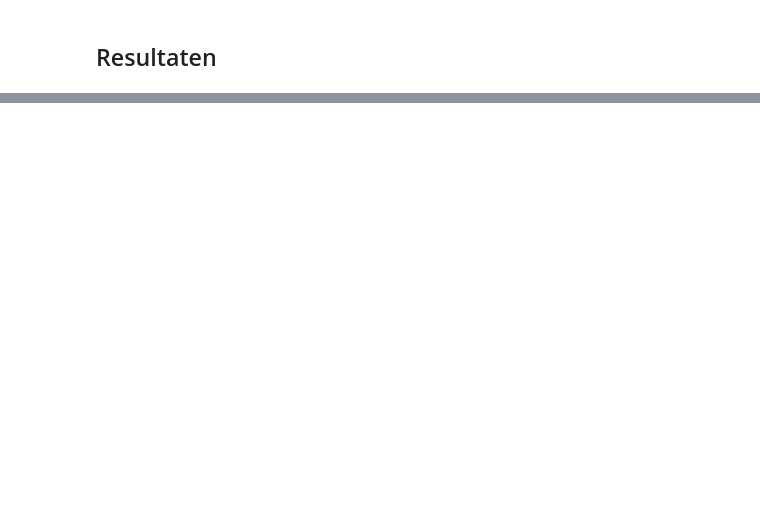
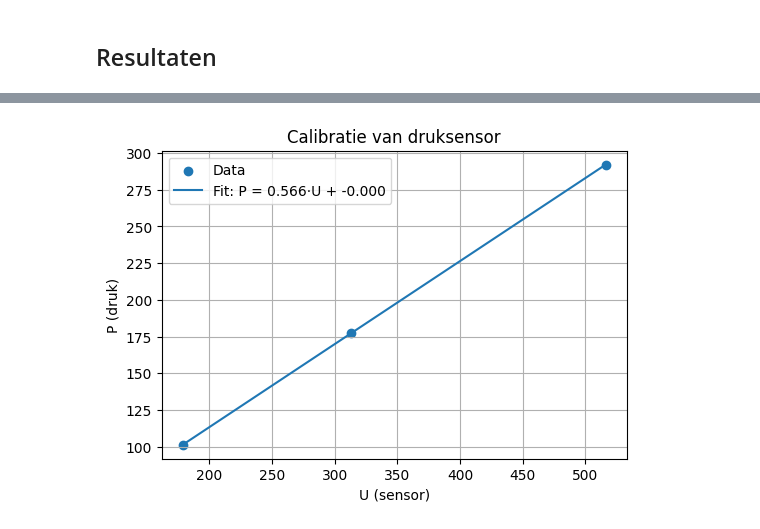
Before and after one commit to kristywrkl/GROEPSNUMMER, a Jupyter notebook: Content/Labs/druksensorijken.ipynb, the cells around one changed output, grey strips where cells are left out. Drawn from its saved outputs; the diff is of its cells as text; code cells hidden in the pictures; blank space fills up the shorter version.

```diff
--- a/Content/Labs/druksensorijken.ipynb
+++ b/Content/Labs/druksensorijken.ipynb
@@ -74,6 +75,9 @@ Maak gebruik van een systematische fout in het volume om het volume van de tube
 ## Resultaten
 # %%
 ### Jouw data en code
+import numpy as np
+from scipy.optimize import curve_fit
+import matplotlib.pyplot as plt
 
 U1 = 179
 U2= 313
@@ -85,3 +89,89 @@ V3 = 453
 
 V4 = 154   #uitrekken naar 50 mL
 V5 =  136 #uitrekken naar 60 mL
+
+U1_real = 101.325
+U2_real = 177.177
+U3_real = 292.088
+
+U = [179, 313, 516]
+P_real = [101.325, 177.177, 292.088]
+
+def function_fit ( U,a,b):
+    return a*U + b
+
+popt, pcov = curve_fit(function_fit, U, P_real)
+a = popt[0]
+b = popt[1]
+
+perr = np.sqrt(np.diag(pcov))
+
+u_a = perr[0]
+u_b = perr[1]
+
+print('de waarde van a is', a, '+/-',u_a)
+print('de waarde van b is', b, '+/-',u_b)
+
+U_fit = np.linspace(min(U), max(U), 200)
+P_fit = function_fit(U_fit, a, b)
+
+plt.figure(figsize=(6,4))
+plt.scatter(U, P_real, label="Data", marker='o')
+plt.plot(U_fit, P_fit, label=f"Fit: P = {a:.3f}·U + {b:.3f}")
+plt.xlabel("U (sensor)")
+plt.ylabel("P (druk)")
+plt.title("Calibratie van druksensor")
+plt.legend()
+plt.grid()
+
+plt.show()
+
+V_meet = np.array([ 60,50,40,20,10], dtype=float)
+
+# Gemeten sensorwaarden U bij die volumes (verlengde tube)
+U_meet = np.array([V5, V4, V1, V2, V3], dtype=float)
+# Je moet U4 en U5 nog invullen als je die hebt, anders commentarieer die regels uit.
+
+# Stap 1: Converteer U → druk via calibratie
+P_meet = function_fit(U_meet, a, b)
+
+# Stap 2: Linearisatie 1/P = mV + c
+x = V_meet
+y = 1.0 / P_meet
+
+def lin(x, m, c):
+    return m*x + c
+
+popt2, pcov2 = curve_fit(lin, x, y)
+m, c = popt2
+m_err, c_err = np.sqrt(np.diag(pcov2))
+
+# Tube-volume = intercept/helling
+V_tube = c / m
+
+# Fout propagatie
+Var_m = pcov2[0,0]
+Var_c = pcov2[1,1]
+Cov_mc = pcov2[0,1]
+
+Var_Vtube = (1/m**2)*Var_c + (c**2/m**4)*Var_m - 2*(c/(m**3))*Cov_mc
+sigma_Vtube = np.sqrt(Var_Vtube)
+
+print(f"m = {m:.6e} ± {m_err:.6e}")
+print(f"c = {c:.6e} ± {c_err:.6e}")
+print(f"\n→ V_tube = {V_tube:.3f} ± {sigma_Vtube:.3f} mL")
+
+# Stap 3: Plot
+V_smooth = np.linspace(min(V_meet)*0.9, max(V_meet)*1.1, 200)
+P_fit2 = 1.0 / lin(V_smooth, m, c)
+
+plt.figure(figsize=(6,4))
+plt.scatter(V_meet, P_meet, label="Meetpunten", marker='o')
+plt.plot(V_smooth, P_fit2, label=f"Fit (V_tube = {V_tube:.2f} mL)", lw=2)
+plt.xlabel("Ingestelde spuitvolume (mL)")
+plt.ylabel("Druk (Pa)")
+plt.title("Bepaling van het onbekende tube-volume")
+plt.grid()
+plt.legend()
+plt.show()
+# %% [output]
@@ -87,0 +180 @@ V5 =  136 #uitrekken naar 60 mL
+[figure, added]
```
Also changed, not shown: parts of 2 cells of this notebook, 2 other files.
